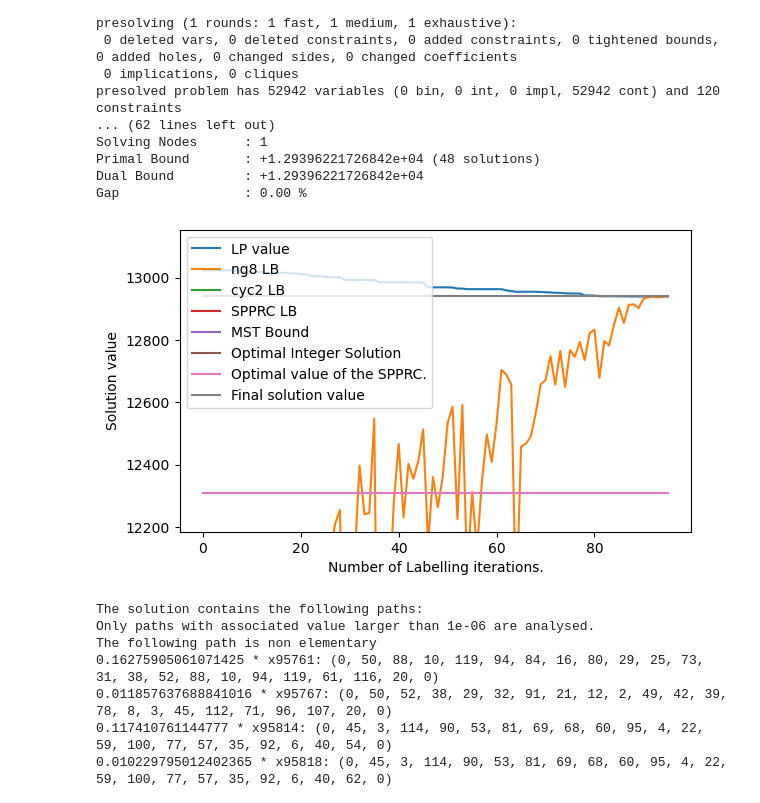
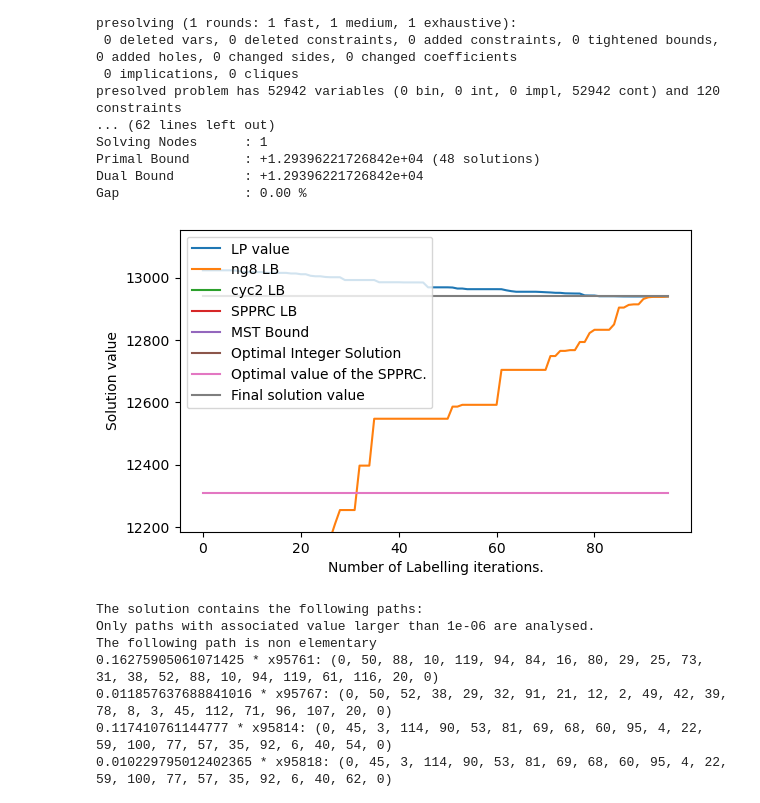
Before and after one commit to habanzu/cvrp, a Jupyter notebook: CVRP.ipynb, the cells around one changed output. Saved outputs shown, nothing was run; the diff lists cells and outputs as text; code cells hidden in the pictures.

```diff
--- a/CVRP.ipynb
+++ b/CVRP.ipynb
@@ -97,7 +97,12 @@ plt.plot(upper_bounds, label="LP value")
 
 xmax = 0
 for method in pricer.data['methods']:
-    lower_bounds = [y for x,y in pricer.data['bounds'][method]]
+    lower_bounds = []
+    best_lb = pricer.data['bounds'][method][0][1]
+    for x,y in pricer.data['bounds'][method]:
+        if y > best_lb:
+            best_lb = y
+        lower_bounds.append(best_lb)
     plt.plot(lower_bounds, label=f'{method} LB')
     xmax = max(upper_bounds[0],xmax)
 
@@ -107,34 +112,34 @@ mst = [mst for i in range(len(upper_bounds))]
 plt.plot(mst, label="MST Bound")
 
 optimal = [13332 for i in range(len(upper_bounds))]
 plt.plot(optimal, label="Optimal Integer Solution")
 
 spprc = [12308 for i in range(len(upper_bounds))]
 plt.plot(spprc, label="Optimal value of the SPPRC.")
 
 # ng8 = [481 for i in range(len(upper_bounds))]
 # plt.plot(ng8, label="Optimal value of ng 8.")
 
 # cyc2 = [464.2 for i in range(len(upper_bounds))]
 # plt.plot(cyc2, label="Optimal value of 2-cycle Elimination.")
 
 if pricer.data['farley']:
     farley_bounds = pricer.data['farley_bound']
     plt.plot(farley_bounds, label="Farley Bound")
 
 solval = model.getObjVal()
 sol = [solval for i in range(len(upper_bounds))]
 plt.plot(sol,label="Final solution value")
 
 plt.ylim((spprc[0]*0.99,xmax*1.01))
 
 plt.legend(loc='upper left')
 plt.xlabel("Number of Labelling iterations.")
 plt.ylabel("Solution value")
 # plt.savefig("plots/E-n30-k3.espprc.pgf")
 plt.show()
 # %% [output]
-[figure, old version]
+[figure, new version]
 # %%
 output_variables(model, pricer)
 # %% [output]
```
Also changed, not shown: 5 other files.
